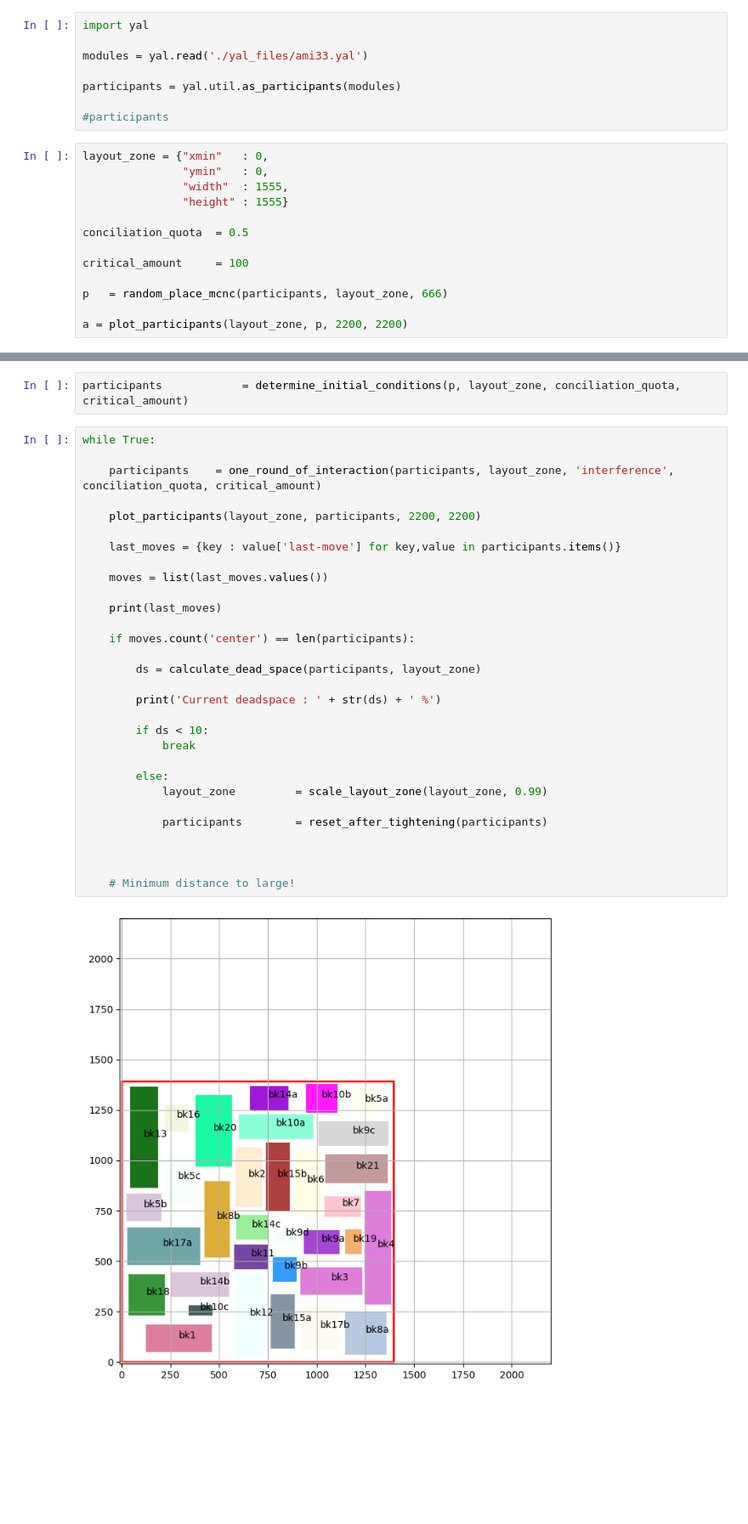
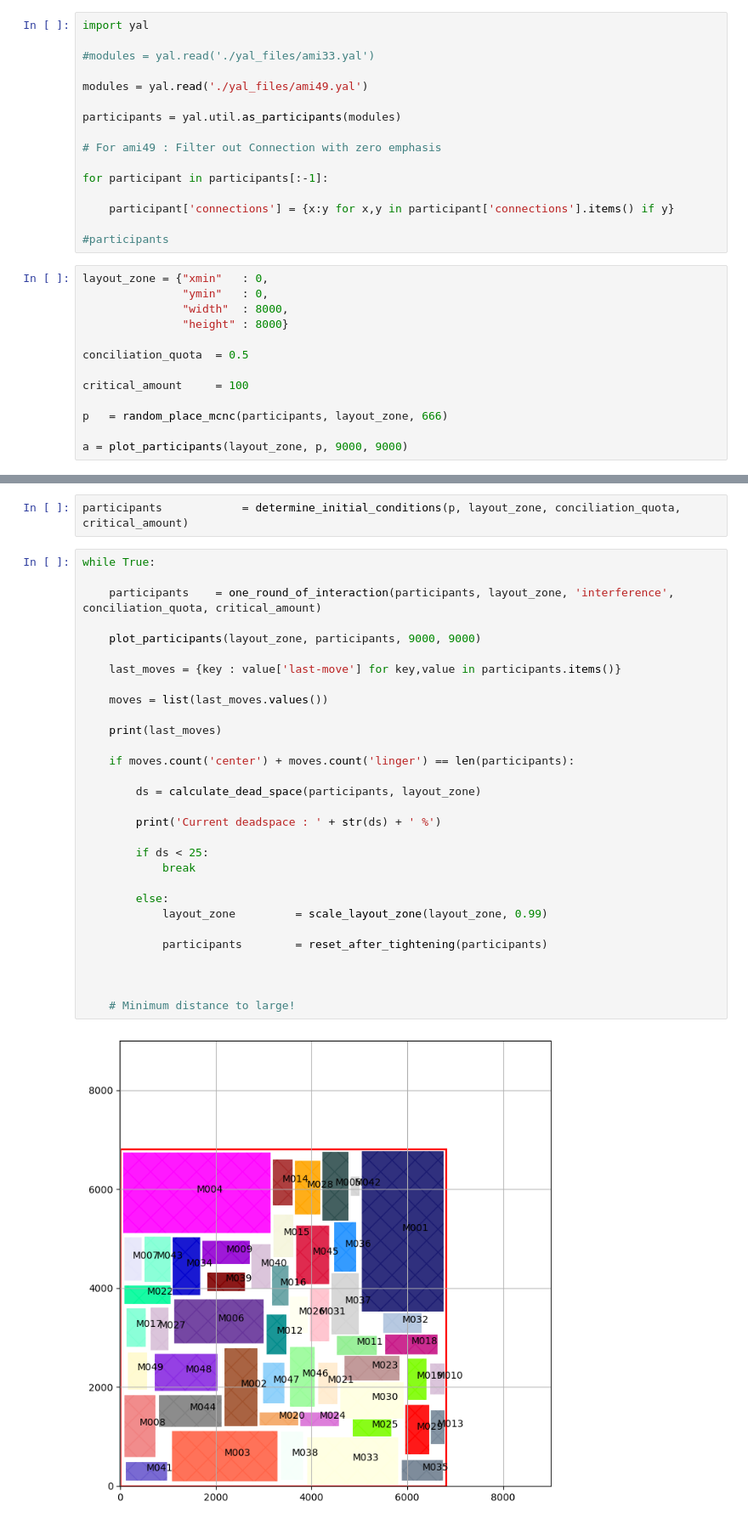
Before and after one commit to TiMo3654/abf, a Jupyter notebook: yal_read_test.ipynb, the cells around one changed output, grey strips where cells are left out. Shown at 85% size. Cells and saved outputs as stored; diff of their text form; blank space fills up the shorter version.

```diff
--- a/yal_read_test.ipynb
+++ b/yal_read_test.ipynb
@@ -9,16 +10,24 @@ import pylab as pl
 # %%
 import yal
 
-modules = yal.read('./yal_files/ami33.yal')
+#modules = yal.read('./yal_files/ami33.yal')
+
+modules = yal.read('./yal_files/ami49.yal')
 
 participants = yal.util.as_participants(modules)
 
+# For ami49 : Filter out Connection with zero emphasis
+
+for participant in participants[:-1]:
+
+    participant['connections'] = {x:y for x,y in participant['connections'].items() if y}
+
 #participants
 # %%
 layout_zone = {"xmin"   : 0,
                "ymin"   : 0,
-               "width"  : 1555,
-               "height" : 1555}
+               "width"  : 8000,
+               "height" : 8000}
 
 conciliation_quota  = 0.5
 
@@ -26,5 +35,5 @@ critical_amount     = 100
 
 p   = random_place_mcnc(participants, layout_zone, 666)
 
-a = plot_participants(layout_zone, p, 2200, 2200)
+a = plot_participants(layout_zone, p, 9000, 9000)
 # %% [output]
@@ -34,32 +43,32 @@ participants            = determine_initial_conditions(p, layout_zone, conciliat
 # %%
 while True:
 
     participants    = one_round_of_interaction(participants, layout_zone, 'interference', conciliation_quota, critical_amount)
 
-    plot_participants(layout_zone, participants, 2200, 2200)
+    plot_participants(layout_zone, participants, 9000, 9000)
 
     last_moves = {key : value['last-move'] for key,value in participants.items()}
 
     moves = list(last_moves.values())
 
     print(last_moves)
 
-    if moves.count('center') == len(participants):
+    if moves.count('center') + moves.count('linger') == len(participants):
 
         ds = calculate_dead_space(participants, layout_zone)
 
         print('Current deadspace : ' + str(ds) + ' %')
 
-        if ds < 10:
+        if ds < 25:
             break
 
         else:
             layout_zone         = scale_layout_zone(layout_zone, 0.99)
 
             participants        = reset_after_tightening(participants)
 
 
 
     # Minimum distance to large!
 # %% [output]
-[figure, old version]
+[figure, new version]
```
Also changed, not shown: parts of 3 cells of this notebook, 6 other files.
